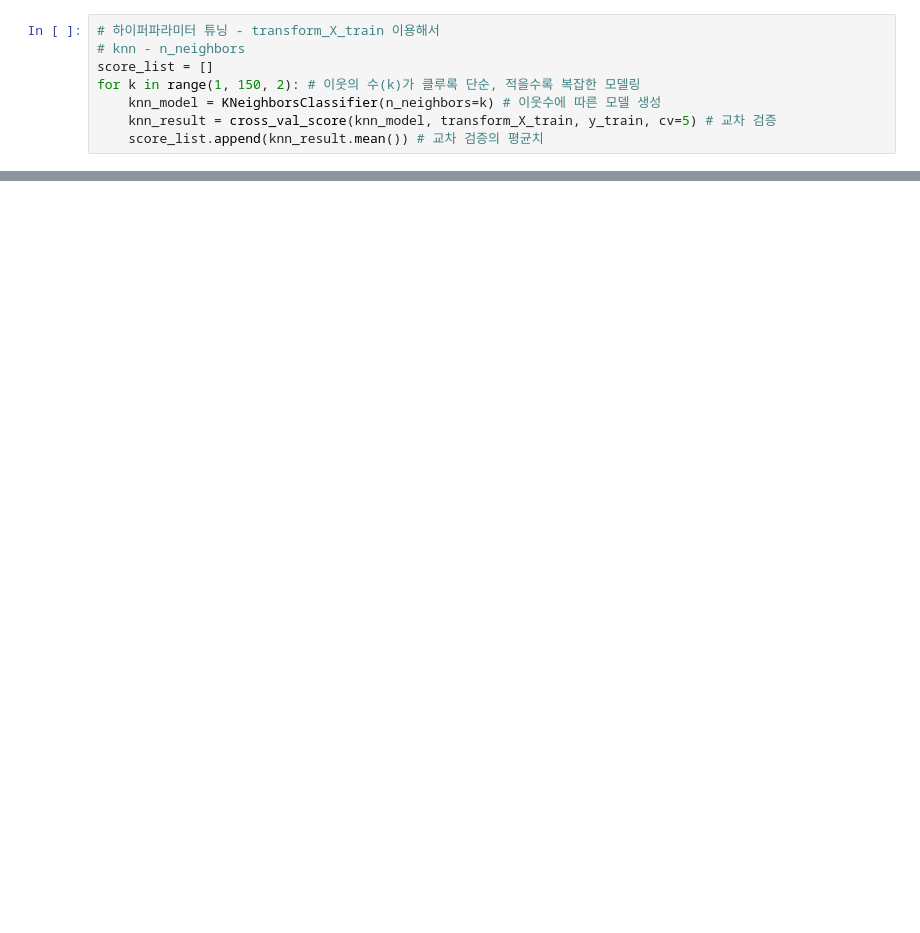
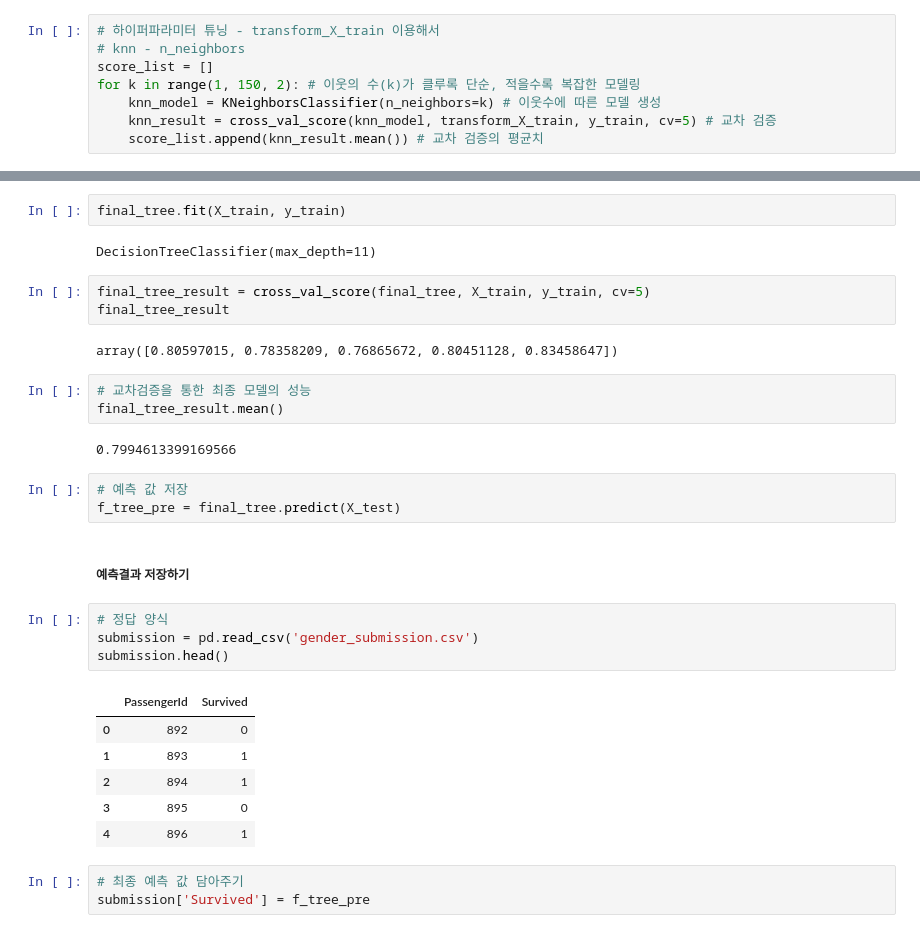
Before and after one commit to bellpe/machine-learning, a Jupyter notebook: ex04_titanic실습.ipynb, the cells around one changed output, grey strips where cells are left out. Cells and saved outputs as stored; diff of their text form; blank space fills up the shorter version.

```diff
--- a/ex04_titanic실습.ipynb
+++ b/ex04_titanic실습.ipynb
@@ -1071,0 +1075,33 @@ plt.show()
+# %%
+final_tree.fit(X_train, y_train)
+# %% [output]
+DecisionTreeClassifier(max_depth=11)
+# %%
+final_tree_result = cross_val_score(final_tree, X_train, y_train, cv=5)
+final_tree_result
+# %% [output]
+array([0.80597015, 0.78358209, 0.76865672, 0.80451128, 0.83458647])
+# %%
+# 교차검증을 통한 최종 모델의 성능
+final_tree_result.mean()
+# %% [output]
+0.7994613399169566
+# %%
+# 예측 값 저장
+f_tree_pre = final_tree.predict(X_test)
+# %% [markdown]
+##### 예측결과 저장하기
+# %%
+# 정답 양식
+submission = pd.read_csv('gender_submission.csv')
+submission.head()
+# %% [output]
+|  | PassengerId | Survived |
+| 0 | 892 | 0 |
+| 1 | 893 | 1 |
+| 2 | 894 | 1 |
+| 3 | 895 | 0 |
+| 4 | 896 | 1 |
+# %%
+# 최종 예측 값 담아주기
+submission['Survived'] = f_tree_pre
```
Also changed, not shown: parts of 11 cells of this notebook, 1 other file.
